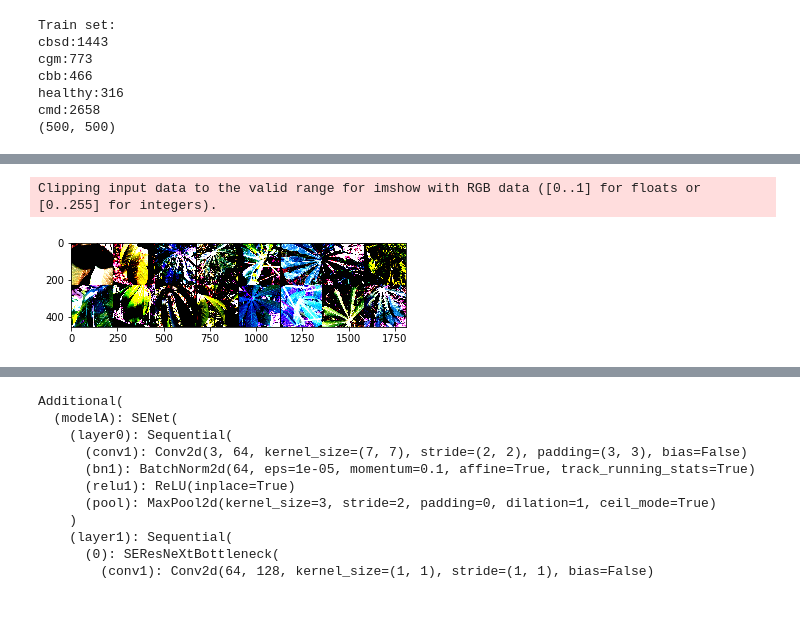
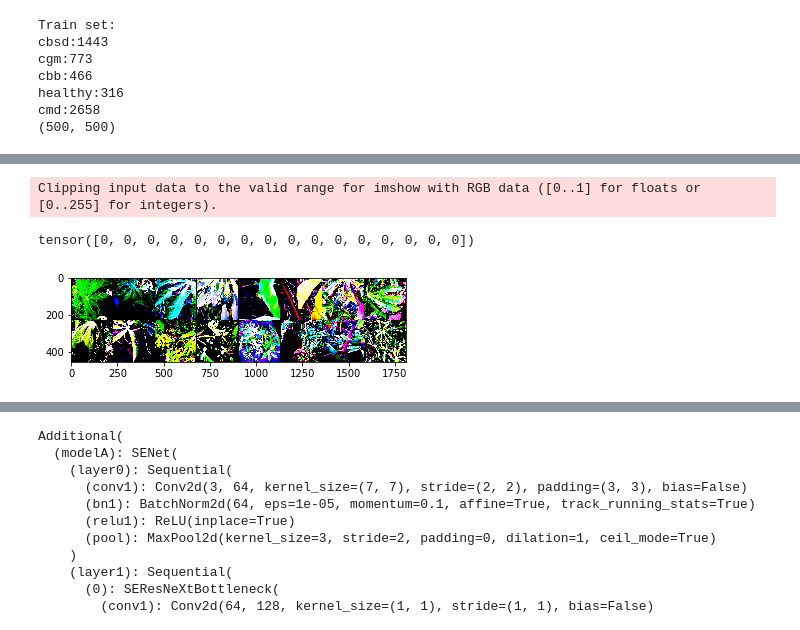
Before and after one commit to IsraelAbebe/cassava_disease_classification, a Jupyter notebook: salomon_exp/Finetuning.ipynb, the cells around one changed output, grey strips where cells are left out. Drawn from its saved outputs; the diff is of its cells as text; code cells hidden in the pictures.

```diff
--- a/salomon_exp/Finetuning.ipynb
+++ b/salomon_exp/Finetuning.ipynb
@@ -90,6 +90,8 @@ test_transforms = transforms.Compose([ transforms.Resize(224),
 
 # normalize = transforms.Normalize(mean=mean, std=std)
 # %%
+
+
 class CassavaDataset(Dataset):
     def __init__(self, path, transform=None):
         self.classes = os.listdir(path)
@@ -98,10 +100,18 @@ class CassavaDataset(Dataset):
         self.transform = transform
 
         files = []
+        class_names = {}
         for i, className in enumerate(self.classes):
             for fileName in self.file_list[i]:
                 files.append([i, className, fileName])
+
+                name = str(i)+'-'+className
+                if name not in class_names:
+                    class_names[name] = 1
+                else:
+                    class_names[name] += 1
         self.file_list = files
+        print(class_names)
         files = None
 
     def __len__(self):
@@ -114,10 +124,12 @@ class CassavaDataset(Dataset):
         if self.transform:
             im = self.transform(im)
 
-#         return im.view(3, 448, 448), classCategory
+# #         return im.view(3, 448, 448), classCategory
         return im.view(3, 224, 224), classCategory
-#         return im.view(3, 299, 299), classCategory
+# #         return im.view(3, 299, 299), classCategory
 # %%
 train_data = CassavaDataset(data_path, transform=train_transforms)
 
 test_data = CassavaDataset(test_path, transform=test_transforms)
+
+extraimage_data = CassavaDataset(extraimage_path, transform=train_transforms) #maybe need an other trasforms, I had to change the dataset structure :)
@@ -148,4 +164,7 @@ train_loader = torch.utils.data.DataLoader(train_data, batch_size=16,
                                              sampler=train_sampler)
 valid_loader = torch.utils.data.DataLoader(train_data, batch_size=16,
                                              sampler=valid_sampler)
+
+unlabeled_loader = torch.utils.data.DataLoader(extraimage_data, batch_size=8) # to make batch_size work, I had to moove all the unlabeled data in a 0 folder
+
 test_loader = torch.utils.data.DataLoader(test_data, batch_size=1) # make batch = 1 here
@@ -167,15 +188,17 @@ def matplotlib_imshow(img, one_channel=False):
     else:
         plt.imshow(np.transpose(npimg, (1, 2, 0)))
 # %%
-dataiter = iter(train_loader)
+dataiter = iter(unlabeled_loader)
 images, labels = dataiter.next()
 
+print(labels)
 img_grid = torchvision.utils.make_grid(images)
 
 matplotlib_imshow(img_grid, one_channel=False)
 # %% [output]
 Clipping input data to the valid range for imshow with RGB data ([0..1] for floats or [0..255] for integers).
+tensor([0, 0, 0, 0, 0, 0, 0, 0, 0, 0, 0, 0, 0, 0, 0, 0])
-[figure, old version]
+[figure, new version]
 # %%
 class Additional(nn.Module):
     def __init__(self, modelA,in_features,nb_classes=5, freeze = False):
```
Also changed, not shown: parts of 32 cells of this notebook, 4 other files.
